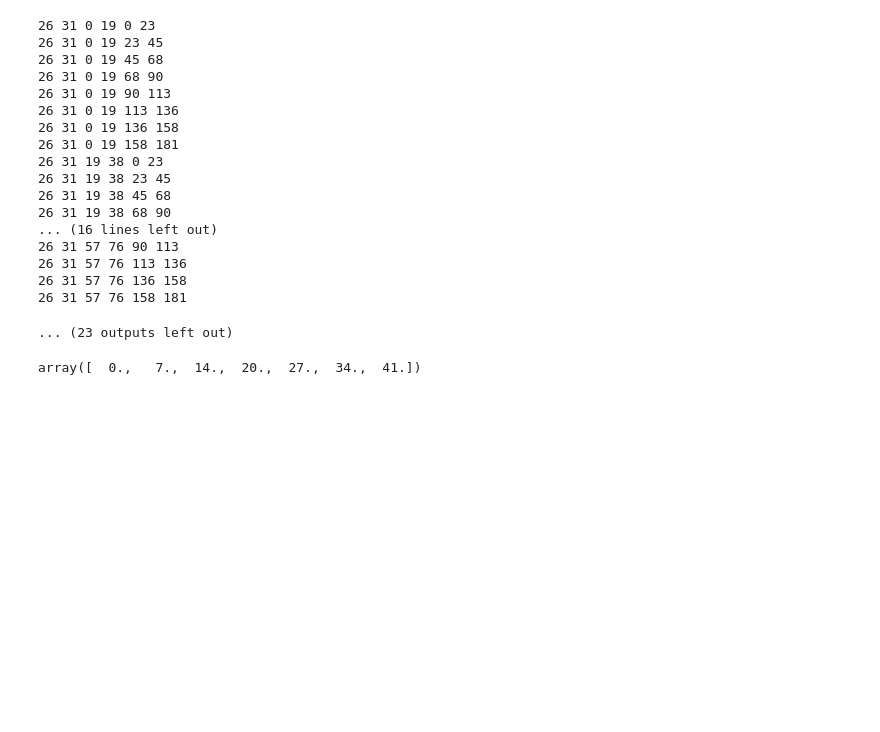
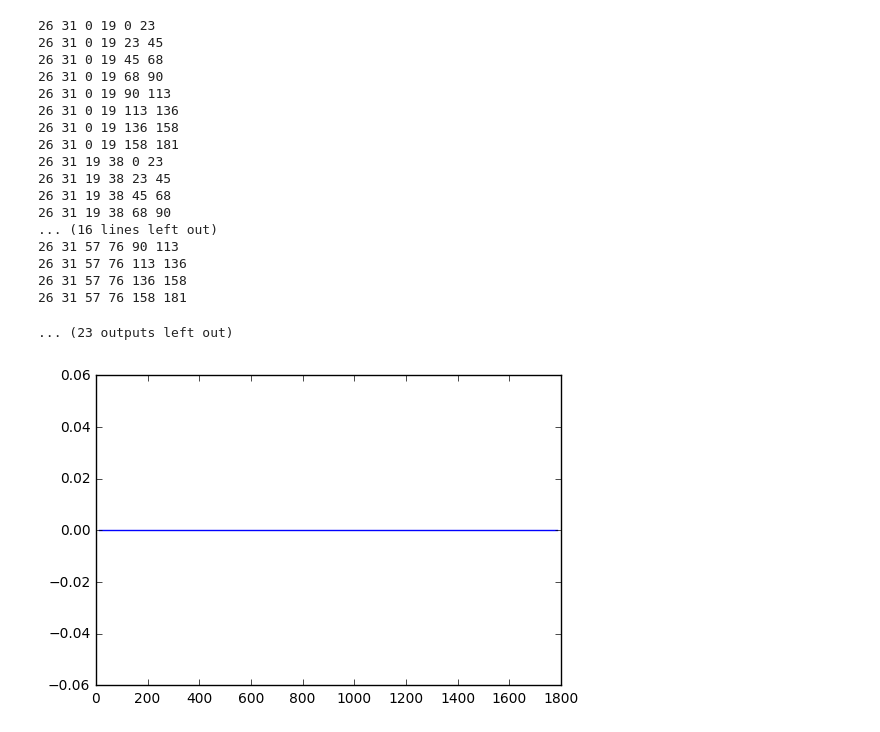
Before and after one commit to GollyTicker/orel-ml, a Jupyter notebook: validated-Many-Histograms.ipynb, the cells around one changed output. Saved outputs shown, nothing was run; the diff lists cells and outputs as text; code cells hidden in the pictures; blank space fills up the shorter version.

```diff
--- a/validated-Many-Histograms.ipynb
+++ b/validated-Many-Histograms.ipynb
@@ -739,7 +730,8 @@ for i2,i in enumerate(hyoung[:0]+hold[:1]+sold[:0]):
 26 31 57 76 136 158
 26 31 57 76 158 181
 ... (23 outputs left out)
-# %%
-np.rint(np.linspace(0,41,6+1))
-# %% [output]
-array([  0.,   7.,  14.,  20.,  27.,  34.,  41.])
+# %%
+plt.plot(sbins,xa[89,(iHist+45*hSize):(iHist+46*hSize)])
+plt.show()
+# %% [output]
+[figure, added]
```
Also changed, not shown: parts of 12 cells of this notebook.
